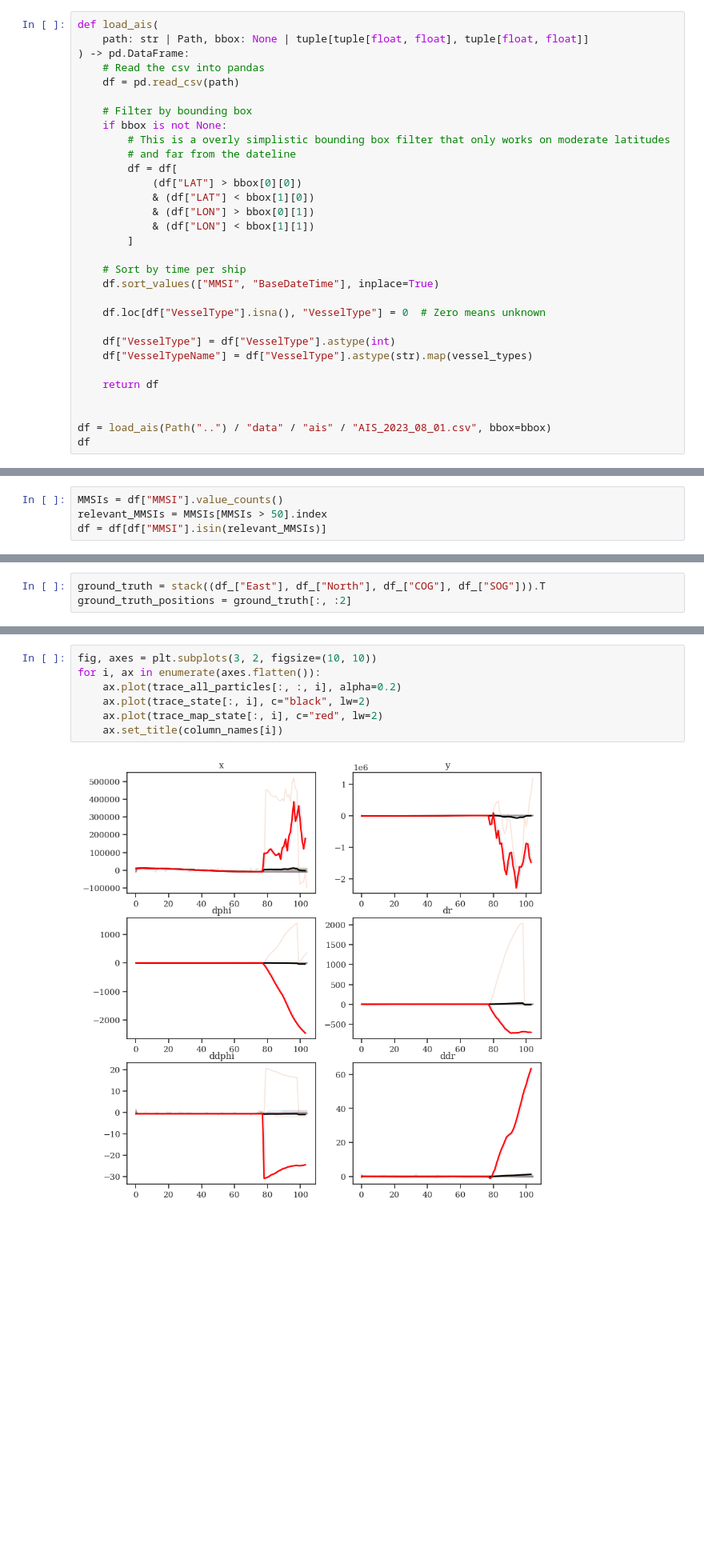
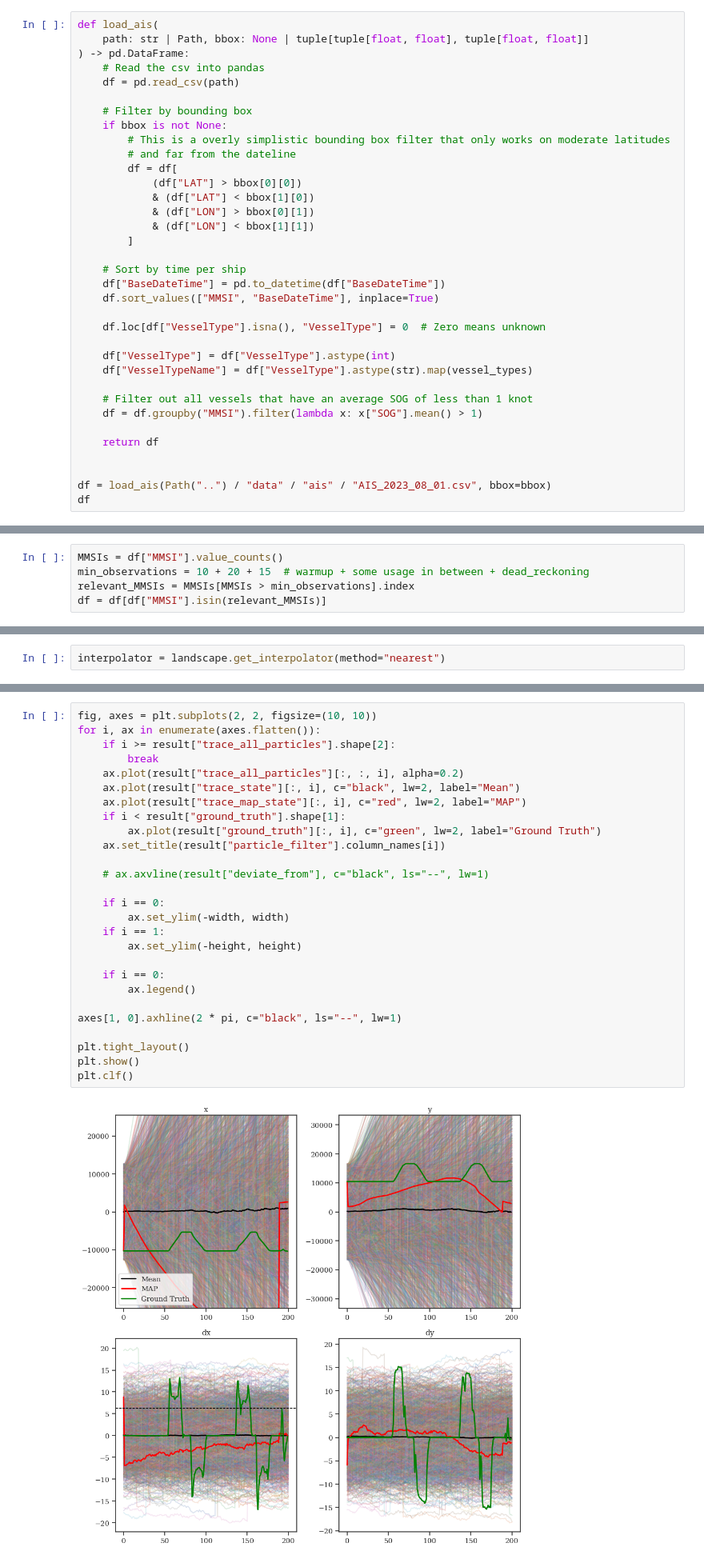
Before and after one commit to HRI-EU/ProMis, a Jupyter notebook: examples/promis-ships.ipynb, the cells around one changed output, grey strips where cells are left out. Shown at 80% size. Cells and saved outputs as stored; diff of their text form; blank space fills up the shorter version.

```diff
--- a/examples/promis-ships.ipynb
+++ b/examples/promis-ships.ipynb
@@ -336,6 +308,7 @@ def load_ais(
         ]
 
     # Sort by time per ship
+    df["BaseDateTime"] = pd.to_datetime(df["BaseDateTime"])
     df.sort_values(["MMSI", "BaseDateTime"], inplace=True)
 
     df.loc[df["VesselType"].isna(), "VesselType"] = 0  # Zero means unknown
@@ -343,6 +316,9 @@ def load_ais(
     df["VesselType"] = df["VesselType"].astype(int)
     df["VesselTypeName"] = df["VesselType"].astype(str).map(vessel_types)
 
+    # Filter out all vessels that have an average SOG of less than 1 knot
+    df = df.groupby("MMSI").filter(lambda x: x["SOG"].mean() > 1)
+
     return df
 
 
@@ -392,6 +368,7 @@ pass
 # %%
 MMSIs = df["MMSI"].value_counts()
-relevant_MMSIs = MMSIs[MMSIs > 50].index
+min_observations = 10 + 20 + 15  # warmup + some usage in between + dead_reckoning
+relevant_MMSIs = MMSIs[MMSIs > min_observations].index
 df = df[df["MMSI"].isin(relevant_MMSIs)]
 # %%
 vessel_type_to_index = {
@@ -601,2 +577,4 @@ depth(x_9) ~ normal(10.0, 0.25).
+# %%
+interpolator = landscape.get_interpolator(method="nearest")
 # %%
 typical_ship_speed = 5  # meters per second
@@ -604,3 +581,0 @@ sample_time = 60  # seconds
-# %%
-ground_truth = stack((df_["East"], df_["North"], df_["COG"], df_["SOG"])).T
-ground_truth_positions = ground_truth[:, :2]
@@ -752,9 +846,29 @@ trace_all_particles.shape
 # %%
-fig, axes = plt.subplots(3, 2, figsize=(10, 10))
+fig, axes = plt.subplots(2, 2, figsize=(10, 10))
 for i, ax in enumerate(axes.flatten()):
-    ax.plot(trace_all_particles[:, :, i], alpha=0.2)
-    ax.plot(trace_state[:, i], c="black", lw=2)
-    ax.plot(trace_map_state[:, i], c="red", lw=2)
-    ax.set_title(column_names[i])
+    if i >= result["trace_all_particles"].shape[2]:
+        break
+    ax.plot(result["trace_all_particles"][:, :, i], alpha=0.2)
+    ax.plot(result["trace_state"][:, i], c="black", lw=2, label="Mean")
+    ax.plot(result["trace_map_state"][:, i], c="red", lw=2, label="MAP")
+    if i < result["ground_truth"].shape[1]:
+        ax.plot(result["ground_truth"][:, i], c="green", lw=2, label="Ground Truth")
+    ax.set_title(result["particle_filter"].column_names[i])
+
+    # ax.axvline(result["deviate_from"], c="black", ls="--", lw=1)
+
+    if i == 0:
+        ax.set_ylim(-width, width)
+    if i == 1:
+        ax.set_ylim(-height, height)
+
+    if i == 0:
+        ax.legend()
+
+axes[1, 0].axhline(2 * pi, c="black", ls="--", lw=1)
+
+plt.tight_layout()
+plt.show()
+plt.clf()
 # %% [output]
-[figure, old version]
+[figure, new version]
```
Also changed, not shown: parts of 44 cells of this notebook, 4 other files.
